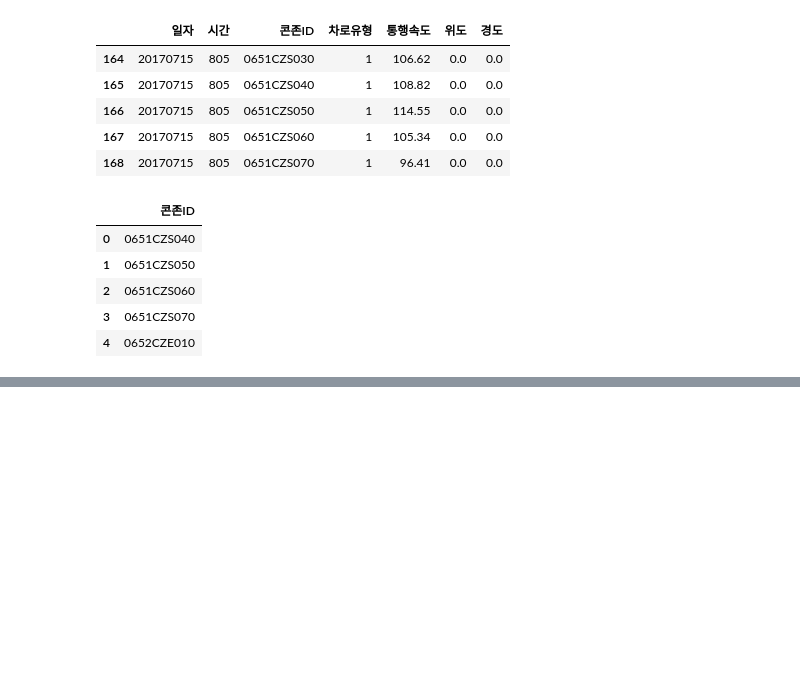
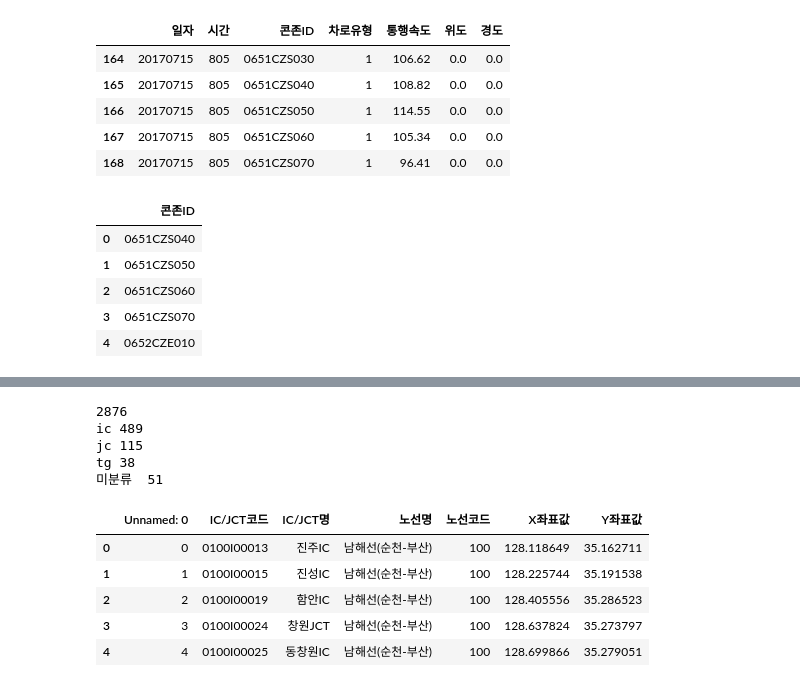
Before and after one commit to ghghtygh/akc_rproject, a Jupyter notebook: 교통량처리.ipynb, the cells around one changed output, grey strips where cells are left out. Drawn from its saved outputs; the diff is of its cells as text; code cells hidden in the pictures; blank space fills up the shorter version.

```diff
--- a/교통량처리.ipynb
+++ b/교통량처리.ipynb
@@ -262,0 +302,46 @@ cz_gugan.head(5)
+# %%
+tmp = []
+tmp = np.append(tmp,cz_find['시작'].values,axis=0)
+tmp = np.append(tmp,cz_find['도착'].values,axis=0)
+print(len(tmp))
+
+tmp = np.unique(tmp)
+count_ic = 0
+count_jc = 0
+count_tg = 0
+count_no = 0
+for t in tmp:
+    t = t.upper()
+    if 'IC' in t:
+        count_ic +=1
+    else:
+        if 'JC' in t:
+            count_jc +=1
+        else:
+
+            if 'TG' in t:
+                count_tg +=1
+            else:
+                count_no +=1
+
+
+print('ic',count_ic)
+print('jc',count_jc)
+print('tg',count_tg)
+print('미분류 ',count_no)
+# %% [output]
+2876
+ic 489
+jc 115
+tg 38
+미분류  51
+# %%
+df1 = pd.read_csv('highway_sisul.csv',sep=',',encoding="CP949")
+df1.head(5)
+# %% [output]
+|  | Unnamed: 0 | IC/JCT코드 | IC/JCT명 | 노선명 | 노선코드 | X좌표값 | Y좌표값 |
+| 0 | 0 | 0100I00013 | 진주IC | 남해선(순천-부산) | 100 | 128.118649 | 35.162711 |
+| 1 | 1 | 0100I00015 | 진성IC | 남해선(순천-부산) | 100 | 128.225744 | 35.191538 |
+| 2 | 2 | 0100I00019 | 함안IC | 남해선(순천-부산) | 100 | 128.405556 | 35.286523 |
+| 3 | 3 | 0100I00024 | 창원JCT | 남해선(순천-부산) | 100 | 128.637824 | 35.273797 |
+| 4 | 4 | 0100I00025 | 동창원IC | 남해선(순천-부산) | 100 | 128.699866 | 35.279051 |
```
Also changed, not shown: parts of 8 cells of this notebook, 6 other files.
